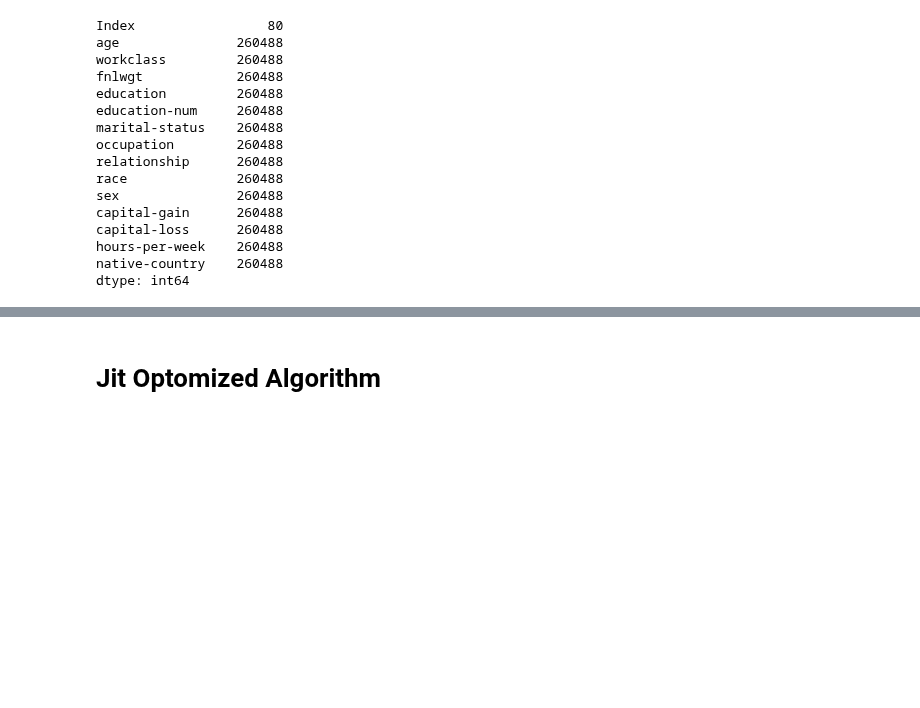
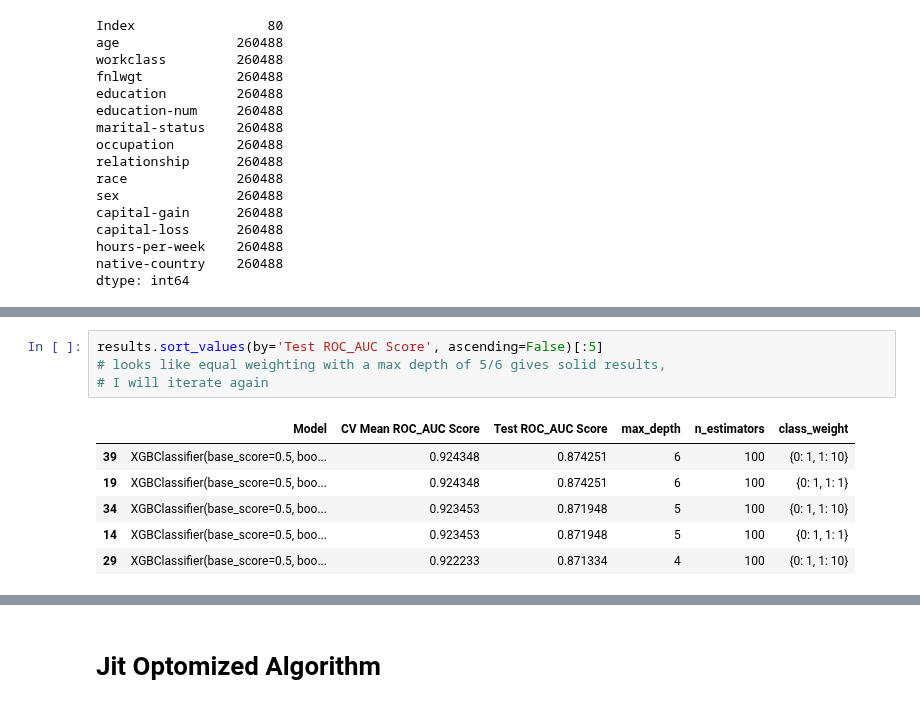
Before and after one commit to LambdaSchool/DS-Unit-2-Sprint-3-Classification-Validation, a Jupyter notebook: DS_Unit_2_Sprint_Challenge_3_Classification_Validation-Ned-Horsey.ipynb, the cells around one changed output, grey strips where cells are left out. Saved outputs shown, nothing was run; the diff lists cells and outputs as text; blank space fills up the shorter version.

```diff
--- a/DS_Unit_2_Sprint_Challenge_3_Classification_Validation-Ned-Horsey.ipynb
+++ b/DS_Unit_2_Sprint_Challenge_3_Classification_Validation-Ned-Horsey.ipynb
@@ -781,0 +805,11 @@ TerminatedWorkerError: A worker process managed by the executor was unexpectedly
+# %%
+results.sort_values(by='Test ROC_AUC Score', ascending=False)[:5]
+# looks like equal weighting with a max depth of 5/6 gives solid results,
+# I will iterate again
+# %% [output]
+|  | Model | CV Mean ROC_AUC Score | Test ROC_AUC Score | max_depth | n_estimators | class_weight |
+| 39 | XGBClassifier(base_score=0.5, boo... | 0.924348 | 0.874251 | 6 | 100 | {0: 1, 1: 10} |
+| 19 | XGBClassifier(base_score=0.5, boo... | 0.924348 | 0.874251 | 6 | 100 | {0: 1, 1: 1} |
+| 34 | XGBClassifier(base_score=0.5, boo... | 0.923453 | 0.871948 | 5 | 100 | {0: 1, 1: 10} |
+| 14 | XGBClassifier(base_score=0.5, boo... | 0.923453 | 0.871948 | 5 | 100 | {0: 1, 1: 1} |
+| 29 | XGBClassifier(base_score=0.5, boo... | 0.922233 | 0.871334 | 4 | 100 | {0: 1, 1: 10} |
```
Also changed, not shown: parts of 9 cells of this notebook.
